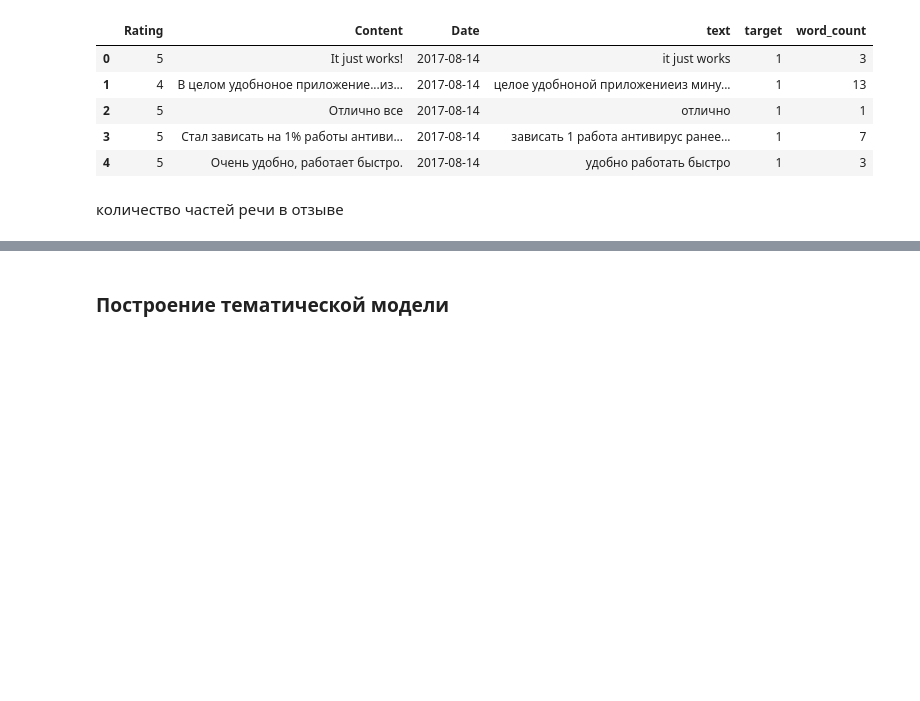
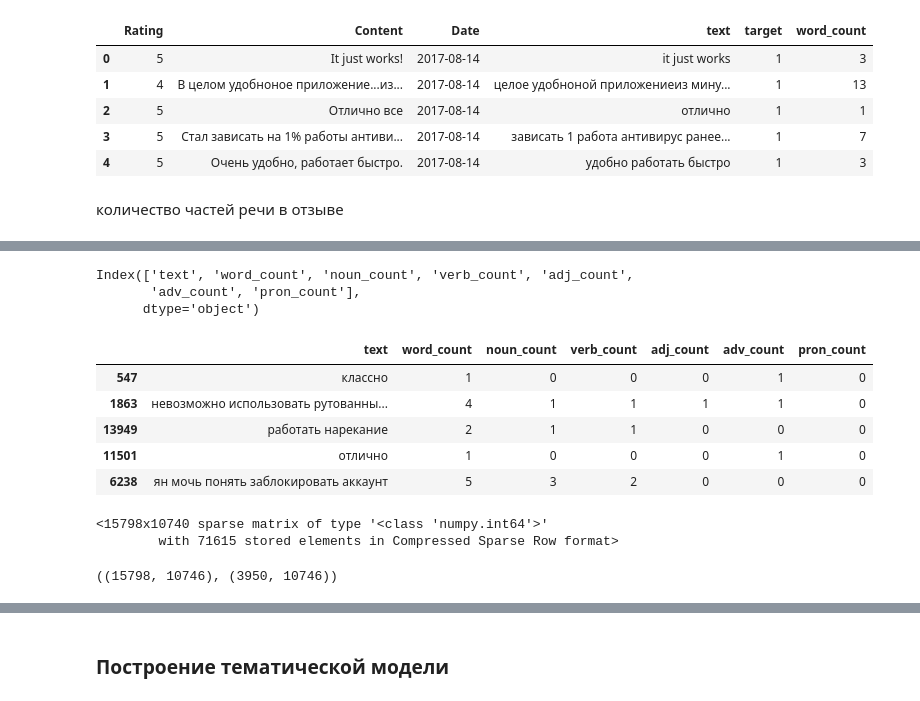
Before and after one commit to ssv273/NLP, a Jupyter notebook: HW_04.ipynb, the cells around one changed output, grey strips where cells are left out. Saved outputs shown, nothing was run; the diff lists cells and outputs as text; code cells hidden in the pictures; blank space fills up the shorter version.

```diff
--- a/HW_04.ipynb
+++ b/HW_04.ipynb
@@ -66,6 +66,3 @@ data.head()
 | 2 | 5 | Отлично все | 2017-08-14 | отлично | 1 |
 | 3 | 5 | Стал зависать на 1% работы антиви... | 2017-08-14 | зависать 1 работа антивирус ранее... | 1 |
 | 4 | 5 | Очень удобно, работает быстро. | 2017-08-14 | удобно работать быстро | 1 |
-# %%
-data['target'] = data['target'].astype(int)
-data.head()
@@ -179,0 +124,19 @@ data['pron_count'] = data['text'].apply(lambda x: check_pos_tag(x, 'pron'))
+# %%
+columns_to_model = data.columns[3:].drop('target')
+columns_to_model
+# %% [output]
+Index(['text', 'word_count', 'noun_count', 'verb_count', 'adj_count',
+       'adv_count', 'pron_count'],
+      dtype='object')
+# %%
+X_train, X_test, y_train, y_test = train_test_split(data[columns_to_model], data['target'], test_size=0.2,
+                                                    random_state=13, stratify=data['target'])
+# %%
+X_train.head()
+# %% [output]
+|  | text | word_count | noun_count | verb_count | adj_count | adv_count | pron_count |
+| 547 | классно | 1 | 0 | 0 | 0 | 1 | 0 |
+| 1863 | невозможно использовать рутованны... | 4 | 1 | 1 | 1 | 1 | 0 |
+| 13949 | работать нарекание | 2 | 1 | 1 | 0 | 0 | 0 |
+| 11501 | отлично | 1 | 0 | 0 | 0 | 1 | 0 |
+| 6238 | ян мочь понять заблокировать аккаунт | 5 | 3 | 2 | 0 | 0 | 0 |
@@ -179,0 +148,5 @@ data['pron_count'] = data['text'].apply(lambda x: check_pos_tag(x, 'pron'))
+# %%
+xtrain
+# %% [output]
+<15798x10740 sparse matrix of type '<class 'numpy.int64'>'
+        with 71615 stored elements in Compressed Sparse Row format>
@@ -179,0 +156,4 @@ data['pron_count'] = data['text'].apply(lambda x: check_pos_tag(x, 'pron'))
+# %%
+xtrain_ext.shape, xtest_ext.shape
+# %% [output]
+((15798, 10746), (3950, 10746))
```
Also changed, not shown: parts of 31 cells of this notebook.
